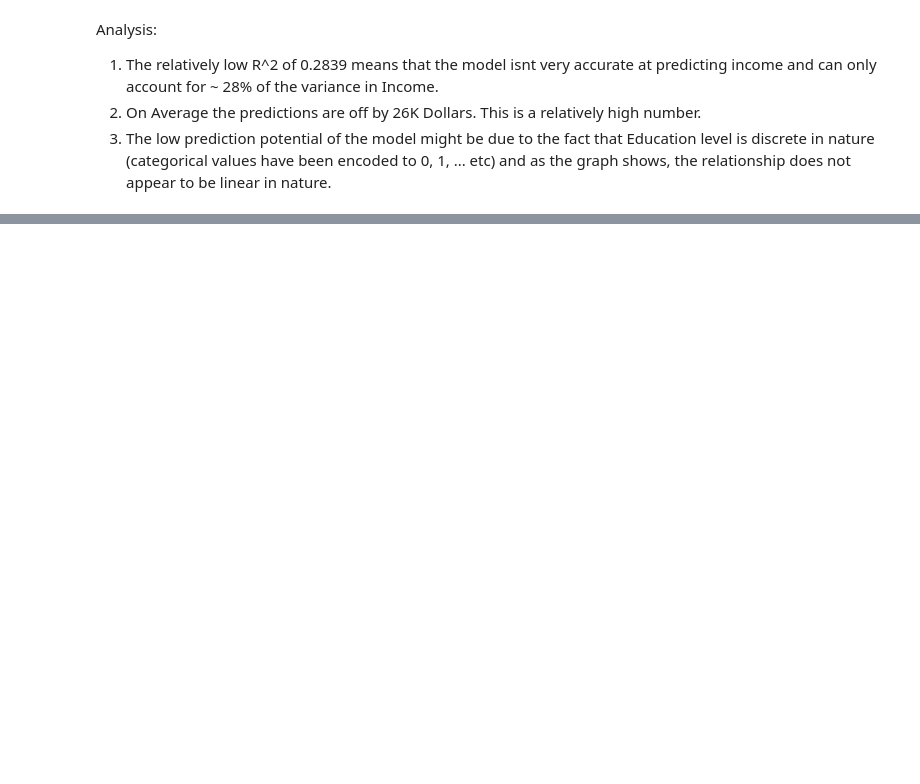
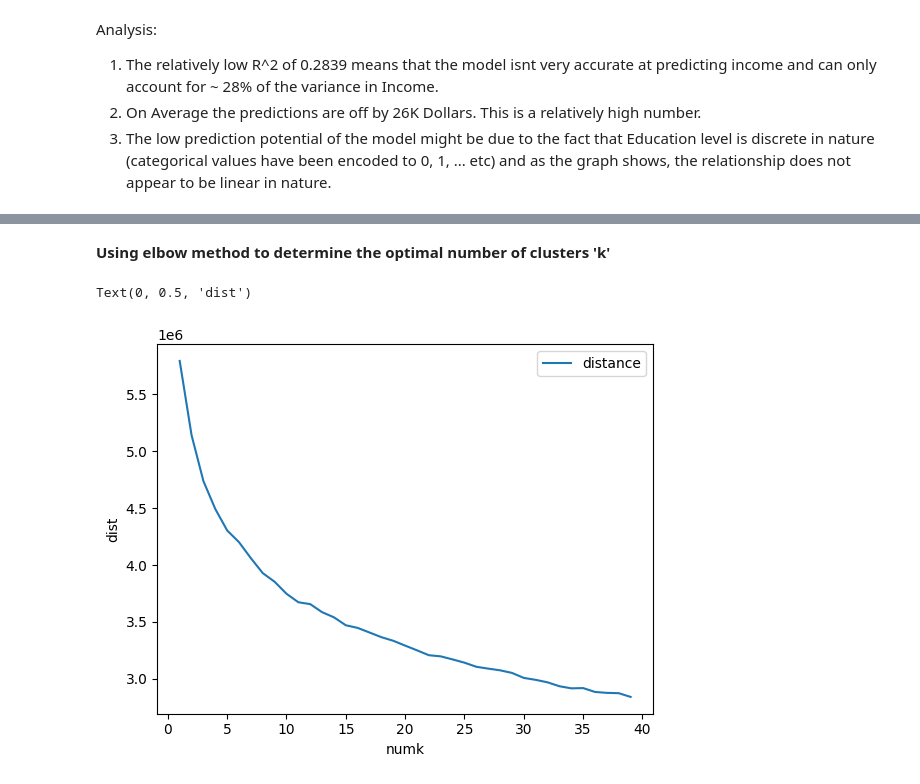
Before and after one commit to MTnaz2346/487_Phase2, a Jupyter notebook: src/tariqNazeem_brendanSandhovel_nethanWeerasinghe.ipynb, the cells around one changed output, grey strips where cells are left out. Cells and saved outputs as stored; diff of their text form; code cells hidden in the pictures; blank space fills up the shorter version.

Commit message:
k means cluster done

```diff
--- a/src/tariqNazeem_brendanSandhovel_nethanWeerasinghe.ipynb
+++ b/src/tariqNazeem_brendanSandhovel_nethanWeerasinghe.ipynb
@@ -470,0 +438,7 @@ LogisticRegression does not accept missing values encoded as NaN natively. For s
+# %%
+scaledData = corData
+for col in scaledData.columns:
+    avg = scaledData[col].mean()
+    sd = scaledData[col].std()
+    scaledData[col] = scaledData[col].apply(lambda x: (x - avg)/sd)
+scaledData.head()
@@ -470,0 +452,16 @@ LogisticRegression does not accept missing values encoded as NaN natively. For s
+# %% [markdown]
+**Using elbow method to determine the optimal number of clusters 'k'**
+# %%
+dist = []
+for numK in range (1, 40):
+    km = KMeans(n_clusters = numK)
+    km.fit(scaledData)
+    dist.append([numK, km.inertia_])
+dist = pd.DataFrame(dist, columns=['numK', 'distance'])
+
+dist.set_index('numK').plot()
+plt.xlabel('numk')
+plt.ylabel('dist')
+# %% [output]
+Text(0, 0.5, 'dist')
+[figure, added]
```
Also changed, not shown: parts of 16 cells of this notebook.
